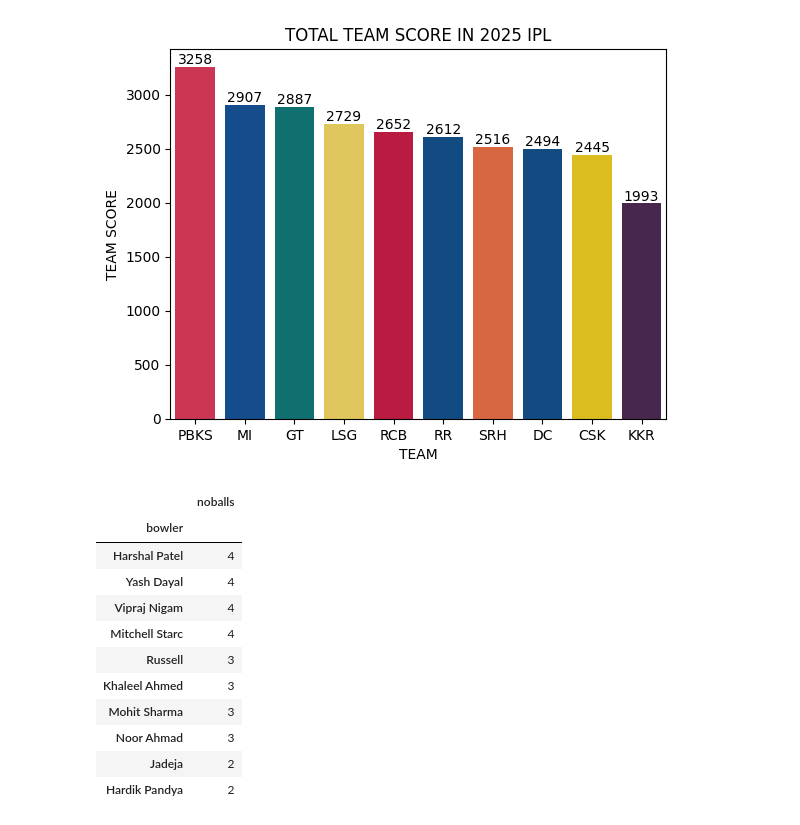
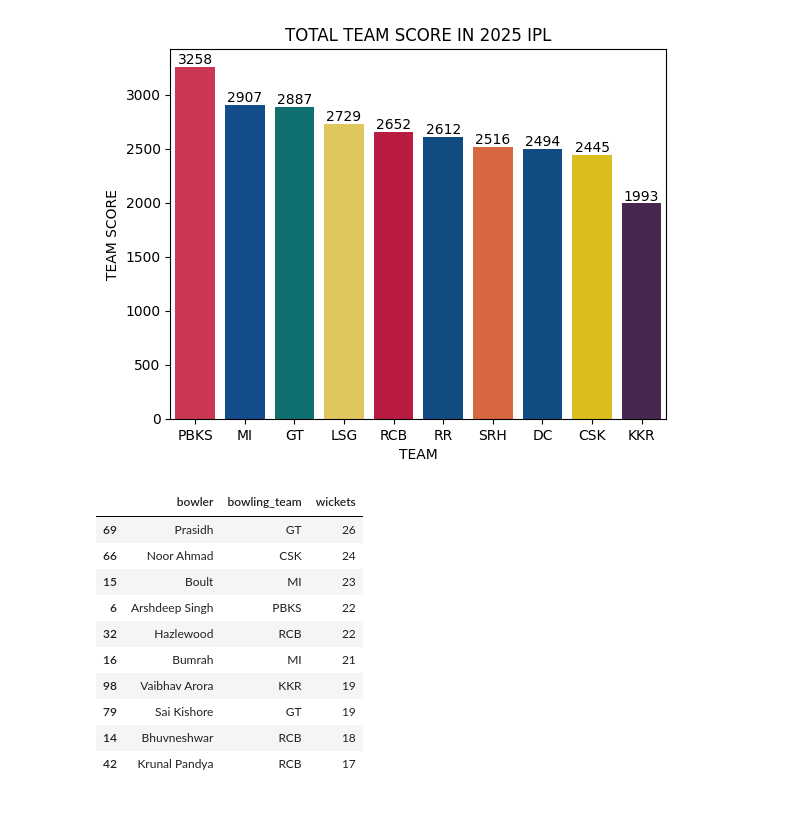
Before and after one commit to Seetharamanrs/ipl_2025_analysis, a Jupyter notebook: Analysis/Notebook.ipynb, the cells around one changed output. Drawn from its saved outputs; the diff is of its cells as text; code cells hidden in the pictures.

```diff
--- a/Analysis/Notebook.ipynb
+++ b/Analysis/Notebook.ipynb
@@ -254,17 +254,4 @@ Passing `palette` without assigning `hue` is deprecated and will be removed in v
 # %%
 max_noball=pd.DataFrame(df.groupby("bowler")["noballs"].sum()).sort_values(by="noballs",ascending=False)
 # %%
-max_noball.head(10)
+wickets_taken=df[df['player_dismissed'].notnull()]
-# %% [output]
-|  | noballs |
-| bowler |  |
-| Harshal Patel | 4 |
-| Yash Dayal | 4 |
-| Vipraj Nigam | 4 |
-| Mitchell Starc | 4 |
-| Russell | 3 |
-| Khaleel Ahmed | 3 |
-| Mohit Sharma | 3 |
-| Noor Ahmad | 3 |
-| Jadeja | 2 |
-| Hardik Pandya | 2 |
@@ -270,0 +265,14 @@ max_noball.head(10)
+# %%
+top_wicket
+# %% [output]
+|  | bowler | bowling_team | wickets |
+| 69 | Prasidh | GT | 26 |
+| 66 | Noor Ahmad | CSK | 24 |
+| 15 | Boult | MI | 23 |
+| 6 | Arshdeep Singh | PBKS | 22 |
+| 32 | Hazlewood | RCB | 22 |
+| 16 | Bumrah | MI | 21 |
+| 98 | Vaibhav Arora | KKR | 19 |
+| 79 | Sai Kishore | GT | 19 |
+| 14 | Bhuvneshwar | RCB | 18 |
+| 42 | Krunal Pandya | RCB | 17 |
```
Also changed, not shown: parts of 6 cells of this notebook.
